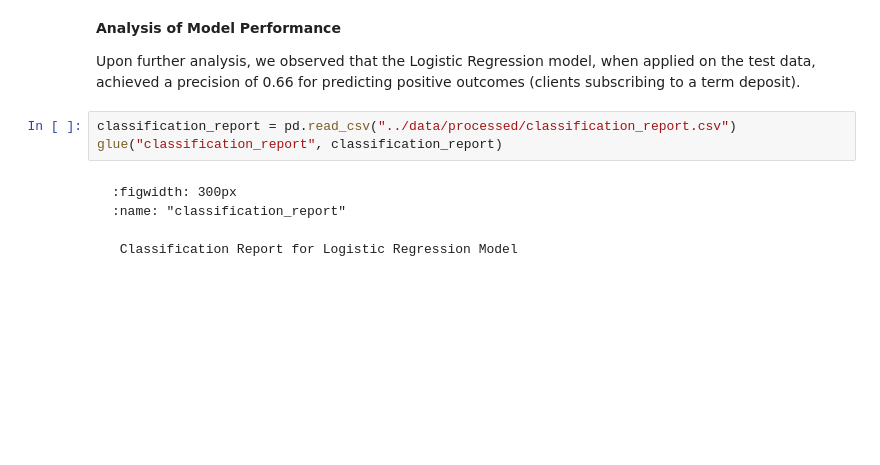
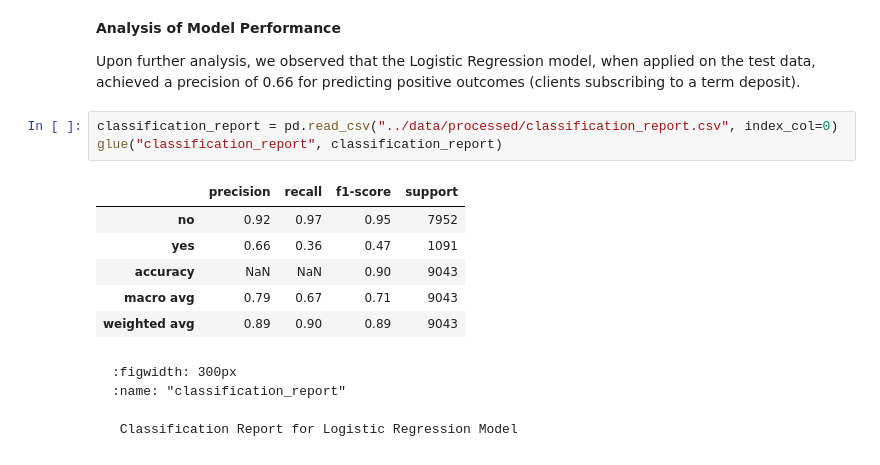
Before and after one commit to UBC-MDS/dsci522_group21, a Jupyter notebook: docs/_sources/term_deposit_report.ipynb, the cells around one changed output. Cells and saved outputs as stored; diff of their text form; blank space fills up the shorter version.

````diff
--- a/docs/_sources/term_deposit_report.ipynb
+++ b/docs/_sources/term_deposit_report.ipynb
@@ -159,8 +203,15 @@ glue("cv_results", cv_results)
 
 Upon further analysis, we observed that the Logistic Regression model, when applied on the test data, achieved a precision of 0.66 for predicting positive outcomes (clients subscribing to a term deposit).
 # %%
-classification_report = pd.read_csv("../data/processed/classification_report.csv")
+classification_report = pd.read_csv("../data/processed/classification_report.csv", index_col=0)
 glue("classification_report", classification_report)
+# %% [output]
+|  | precision | recall | f1-score | support |
+| no | 0.92 | 0.97 | 0.95 | 7952 |
+| yes | 0.66 | 0.36 | 0.47 | 1091 |
+| accuracy | NaN | NaN | 0.90 | 9043 |
+| macro avg | 0.79 | 0.67 | 0.71 | 9043 |
+| weighted avg | 0.89 | 0.90 | 0.89 | 9043 |
 # %% [markdown]
 ```{glue:figure} classification_report
 :figwidth: 300px
````
Also changed, not shown: parts of 13 cells of this notebook, 5 other files.
